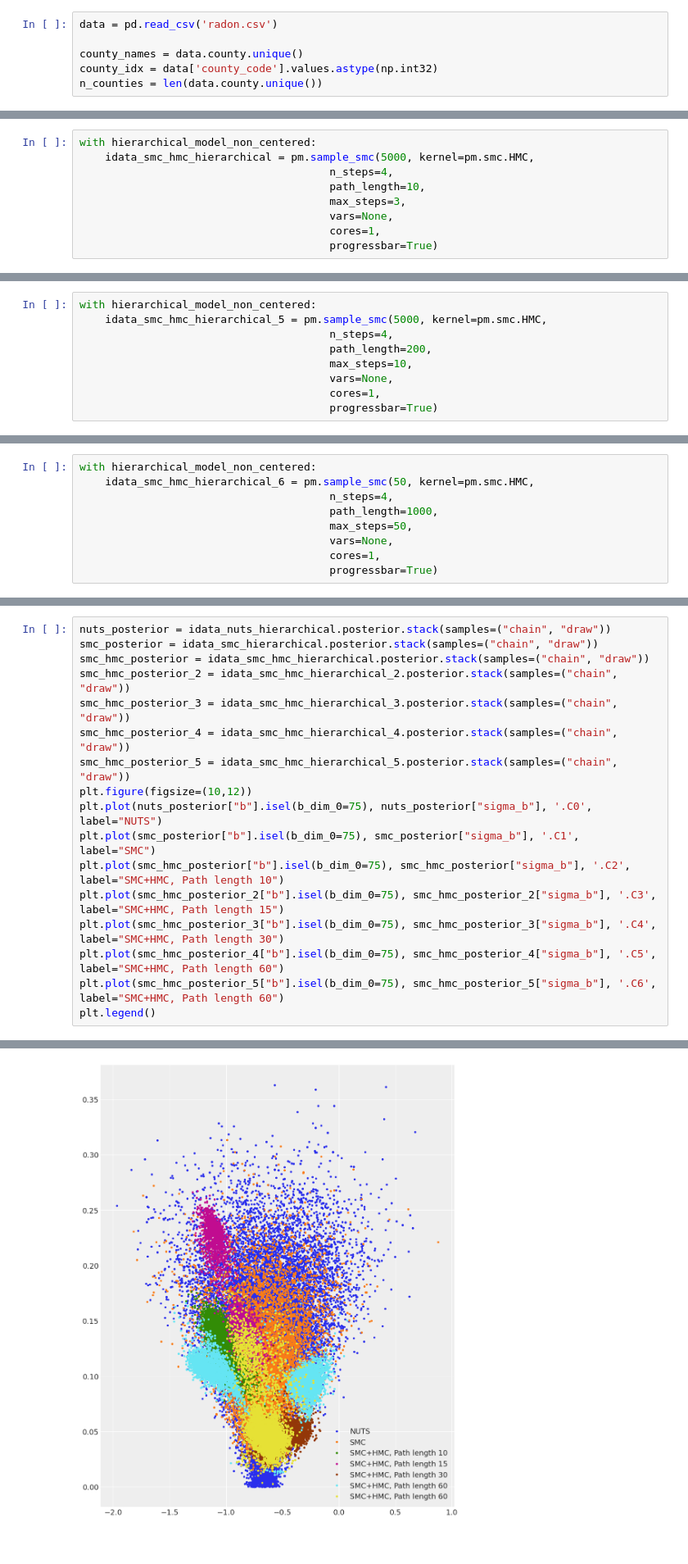
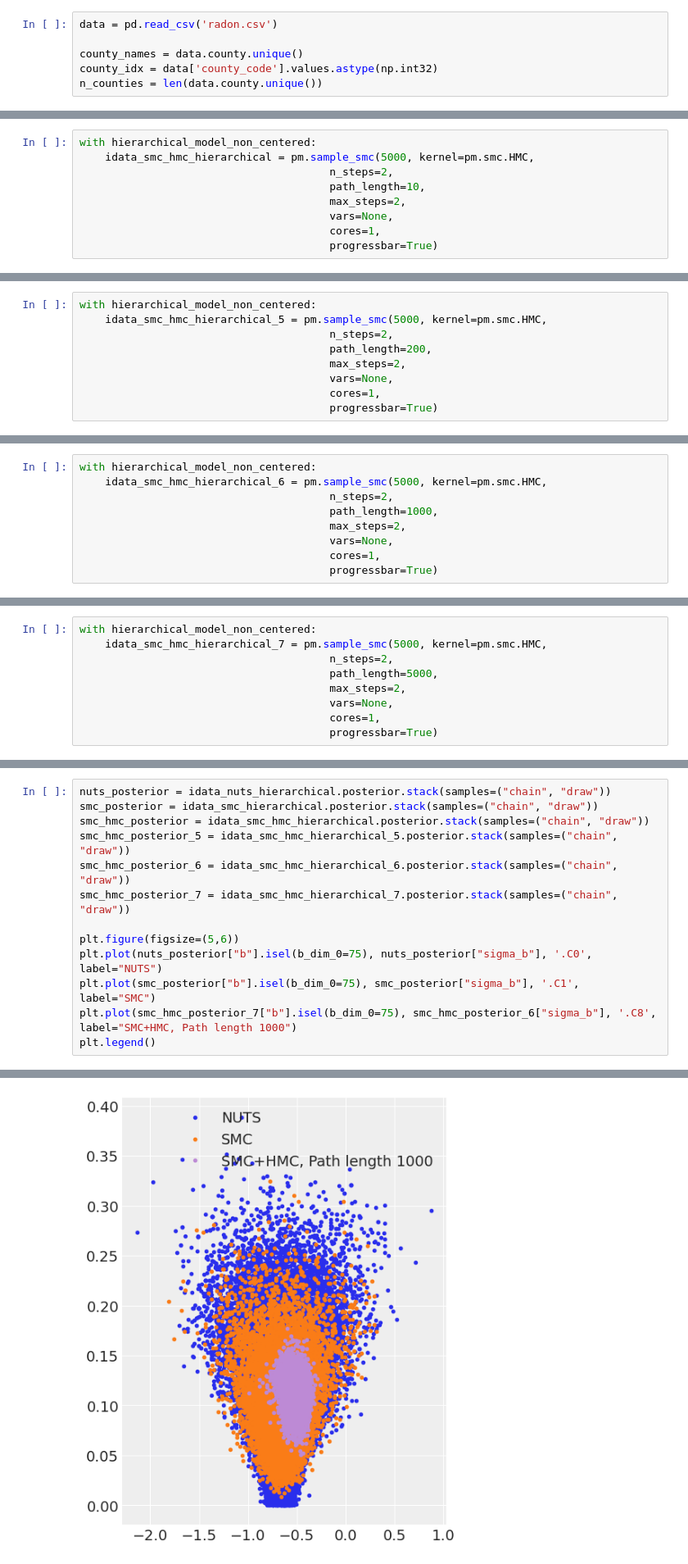
Before and after one commit to Grupo-de-modelado-probabilista/SMC_diagnostics, a Jupyter notebook: SMC_tests.ipynb, the cells around one changed output, grey strips where cells are left out. Shown at 82% size. Drawn from its saved outputs; the diff is of its cells as text.

```diff
--- a/SMC_tests.ipynb
+++ b/SMC_tests.ipynb
@@ -230,9 +283,9 @@ We recommend running at least 4 chains for robust computation of convergence dia
 # %%
 with hierarchical_model_non_centered:
     idata_smc_hmc_hierarchical = pm.sample_smc(5000, kernel=pm.smc.HMC,
-                                       n_steps=4,
+                                       n_steps=2,
                                        path_length=10,
-                                       max_steps=3,
+                                       max_steps=2,
                                        vars=None,
                                        cores=1,
                                        progressbar=True)
@@ -342,9 +314,9 @@ We recommend running at least 4 chains for robust computation of convergence dia
 # %%
 with hierarchical_model_non_centered:
     idata_smc_hmc_hierarchical_5 = pm.sample_smc(5000, kernel=pm.smc.HMC,
-                                       n_steps=4,
+                                       n_steps=2,
                                        path_length=200,
-                                       max_steps=10,
+                                       max_steps=2,
                                        vars=None,
                                        cores=1,
                                        progressbar=True)
@@ -369,10 +344,10 @@ Total time 644.6472859382629
 We recommend running at least 4 chains for robust computation of convergence diagnostics
 # %%
 with hierarchical_model_non_centered:
-    idata_smc_hmc_hierarchical_6 = pm.sample_smc(50, kernel=pm.smc.HMC,
-                                       n_steps=4,
+    idata_smc_hmc_hierarchical_6 = pm.sample_smc(5000, kernel=pm.smc.HMC,
+                                       n_steps=2,
                                        path_length=1000,
-                                       max_steps=50,
+                                       max_steps=2,
                                        vars=None,
                                        cores=1,
                                        progressbar=True)
@@ -382,0 +376,9 @@ Sampling 2 chains in 1 job
+# %%
+with hierarchical_model_non_centered:
+    idata_smc_hmc_hierarchical_7 = pm.sample_smc(5000, kernel=pm.smc.HMC,
+                                       n_steps=2,
+                                       path_length=5000,
+                                       max_steps=2,
+                                       vars=None,
+                                       cores=1,
+                                       progressbar=True)
@@ -383,21 +407,17 @@ Sampling 2 chains in 1 job
 # %%
 nuts_posterior = idata_nuts_hierarchical.posterior.stack(samples=("chain", "draw"))
 smc_posterior = idata_smc_hierarchical.posterior.stack(samples=("chain", "draw"))
 smc_hmc_posterior = idata_smc_hmc_hierarchical.posterior.stack(samples=("chain", "draw"))
-smc_hmc_posterior_2 = idata_smc_hmc_hierarchical_2.posterior.stack(samples=("chain", "draw"))
-smc_hmc_posterior_3 = idata_smc_hmc_hierarchical_3.posterior.stack(samples=("chain", "draw"))
-smc_hmc_posterior_4 = idata_smc_hmc_hierarchical_4.posterior.stack(samples=("chain", "draw"))
 smc_hmc_posterior_5 = idata_smc_hmc_hierarchical_5.posterior.stack(samples=("chain", "draw"))
-plt.figure(figsize=(10,12))
+smc_hmc_posterior_6 = idata_smc_hmc_hierarchical_6.posterior.stack(samples=("chain", "draw"))
+smc_hmc_posterior_7 = idata_smc_hmc_hierarchical_7.posterior.stack(samples=("chain", "draw"))
+
+plt.figure(figsize=(5,6))
 plt.plot(nuts_posterior["b"].isel(b_dim_0=75), nuts_posterior["sigma_b"], '.C0', label="NUTS")
 plt.plot(smc_posterior["b"].isel(b_dim_0=75), smc_posterior["sigma_b"], '.C1', label="SMC")
-plt.plot(smc_hmc_posterior["b"].isel(b_dim_0=75), smc_hmc_posterior["sigma_b"], '.C2', label="SMC+HMC, Path length 10")
-plt.plot(smc_hmc_posterior_2["b"].isel(b_dim_0=75), smc_hmc_posterior_2["sigma_b"], '.C3', label="SMC+HMC, Path length 15")
-plt.plot(smc_hmc_posterior_3["b"].isel(b_dim_0=75), smc_hmc_posterior_3["sigma_b"], '.C4', label="SMC+HMC, Path length 30")
-plt.plot(smc_hmc_posterior_4["b"].isel(b_dim_0=75), smc_hmc_posterior_4["sigma_b"], '.C5', label="SMC+HMC, Path length 60")
-plt.plot(smc_hmc_posterior_5["b"].isel(b_dim_0=75), smc_hmc_posterior_5["sigma_b"], '.C6', label="SMC+HMC, Path length 60")
+plt.plot(smc_hmc_posterior_7["b"].isel(b_dim_0=75), smc_hmc_posterior_6["sigma_b"], '.C8', label="SMC+HMC, Path length 1000")
 plt.legend()
 # %% [output]
 <matplotlib.legend.Legend at 0x...>
-[figure, old version]
+[figure, new version]
 # %%
```
Also changed, not shown: parts of 29 cells of this notebook, 10 other files.
